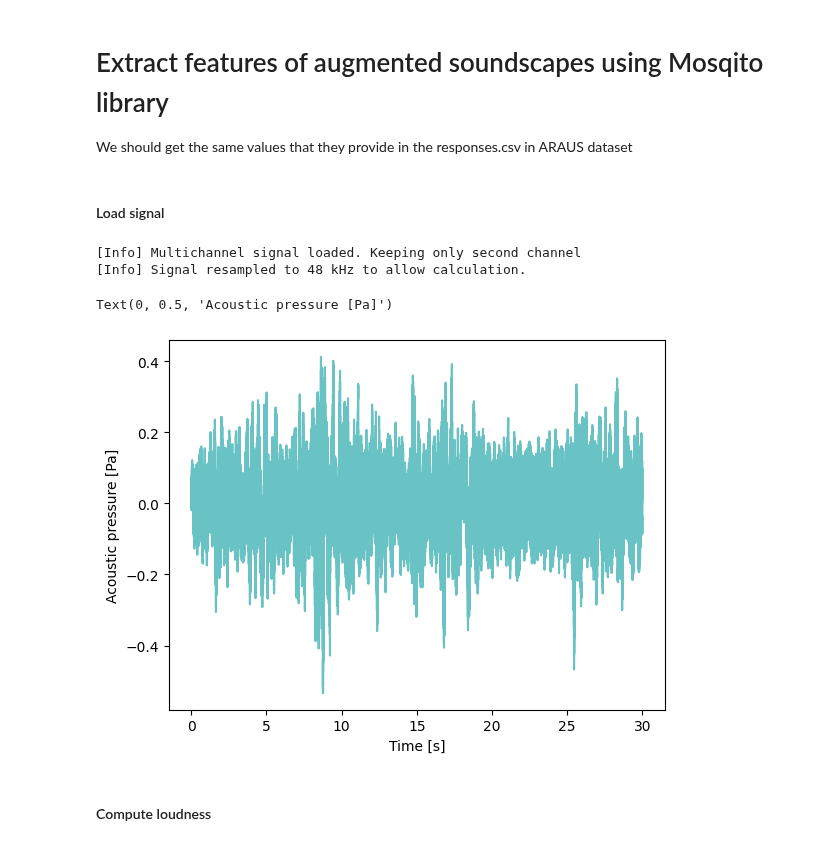
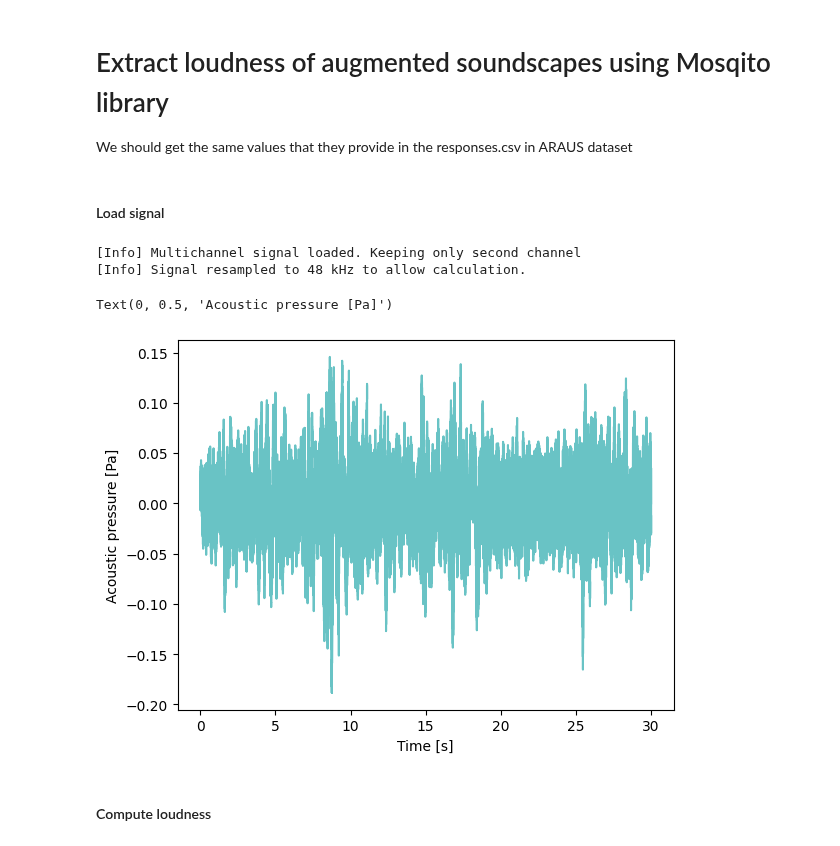
Before and after one commit to amaiasagasti/UrbanPleasantnessEventfulness, a Jupyter notebook: code/extract_features_mosqito.ipynb, the cells around one changed output. Cells and saved outputs as stored; diff of their text form; code cells hidden in the pictures.

```diff
--- a/code/extract_features_mosqito.ipynb
+++ b/code/extract_features_mosqito.ipynb
@@ -1,5 +1,5 @@
 # %% [markdown]
-# Extract features of augmented soundscapes using Mosqito library
+# Extract loudness of augmented soundscapes using Mosqito library
 
 We should get the same values that they provide in the responses.csv in ARAUS dataset
 # %%
@@ -84,28 +84,22 @@ def load(file, wav_calib=None, mat_signal="", mat_fs="", ch=None):
 # %%
 # Define path to the .wav file
 # To be replaced by your own path
 path = "../data/soundscapes_augmented/fold_1_participant_00001_stimulus_03.wav"
 # load signal
 #fs, sig = wavfile.read(path)
-sig, fs = load(path, wav_calib=2 * 2 **0.5)
-""" # keep only right channel
-if(sig.shape[1]>1):
-    sig=sig[:,1]
-# if needed, resample to 48kHz
-if fs != 48000:
-    signal = resample(sig, int(48000 * len(sig) / fs))
-    fs = 48000 """
+sig, fs = load(path, wav_calib=2 * 2 **0.5, ch=1) #only get right channel
+
 # plot signal
 t = np.linspace(0, (len(sig) - 1) / fs, len(sig))
 plt.figure(1)
 plt.plot(t, sig, color=COLORS[0])
 plt.xlabel('Time [s]')
 plt.ylabel('Acoustic pressure [Pa]')
 # %% [output]
 [Info] Multichannel signal loaded. Keeping only second channel
 [Info] Signal resampled to 48 kHz to allow calculation.
 Text(0, 0.5, 'Acoustic pressure [Pa]')
-[figure, old version]
+[figure, new version]
 # %% [markdown]
 #### Compute loudness
 # %%
```
